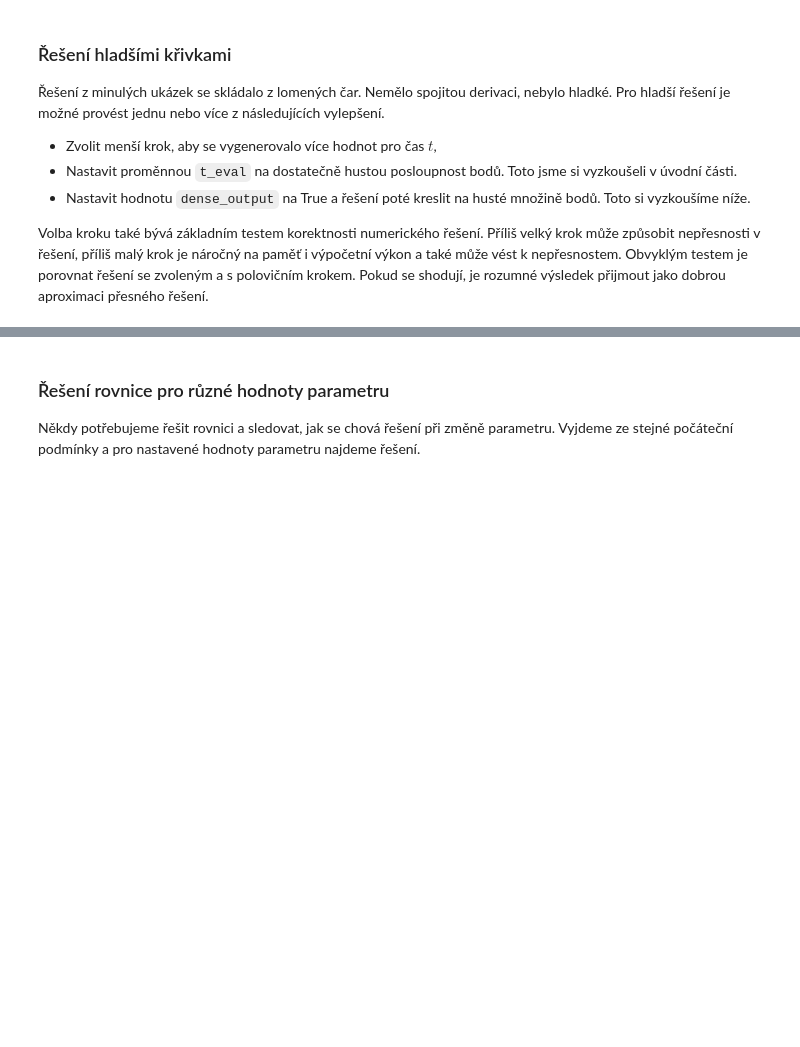
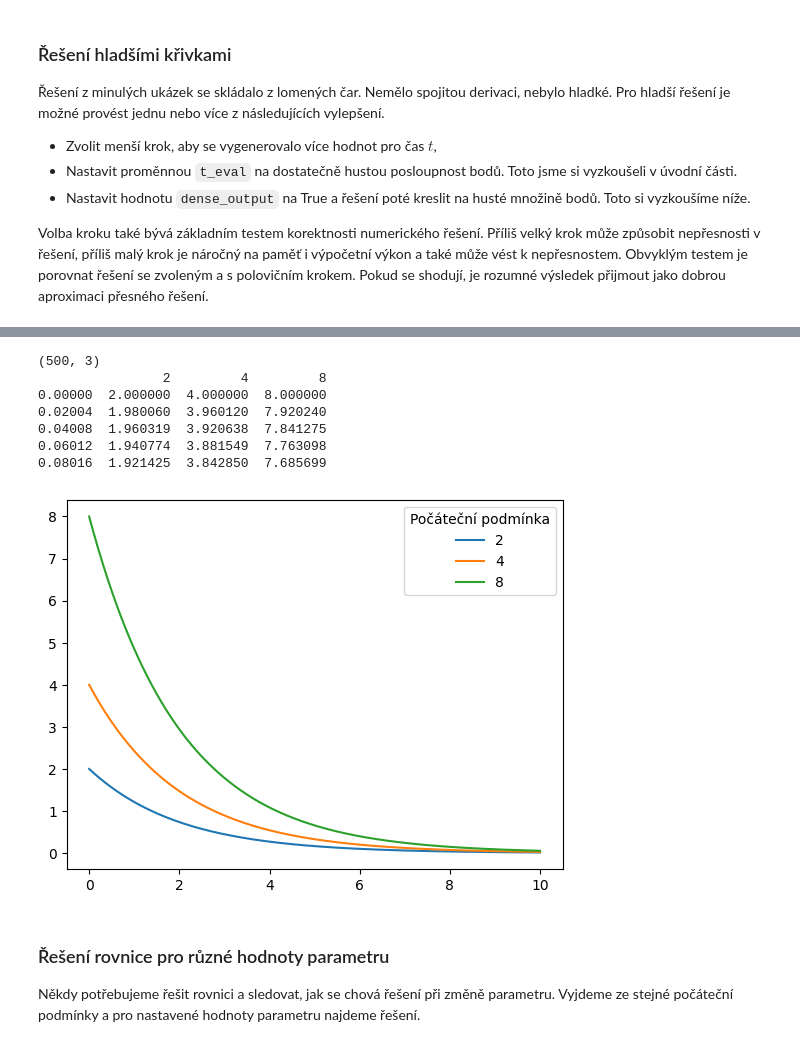
Before and after one commit to robert-marik/dmp, a Jupyter notebook: cviceni/cviceni_03.ipynb, the cells around one changed output, grey strips where cells are left out. Drawn from its saved outputs; the diff is of its cells as text; code cells hidden in the pictures; blank space fills up the shorter version.

```diff
--- a/cviceni/cviceni_03.ipynb
+++ b/cviceni/cviceni_03.ipynb
@@ -212,11 +284,12 @@ pd.DataFrame(sol.y.T)
 
 Volba kroku také bývá základním testem korektnosti numerického řešení. Příliš velký krok může způsobit nepřesnosti v řešení, příliš malý krok je náročný na paměť i výpočetní výkon a také může vést k nepřesnostem. Obvyklým testem je porovnat řešení se zvoleným a s polovičním krokem. Pokud se shodují, je rozumné výsledek přijmout jako dobrou aproximaci přesného řešení.
 # %%
+t = np.linspace(*meze,500)
 sol = solve_ivp(
     rovnice,
     meze,
     pocatecni_podminky,
-    dense_output=True,
+    t_eval=t,
     max_step=np.Inf, # defaultní nastavení je krok libovolné délky
     )
 sol
@@ -223,13 +310,21 @@ sol
 # %%
-t = np.linspace(*meze,500)
-df = pd.DataFrame(sol.sol(t).T,columns=pocatecni_podminky)
+df = pd.DataFrame(sol.y.T,columns=pocatecni_podminky)
 df.index = t
 
 print(df.shape)
 print(df.head())
 
 ax = df.plot()
 ax.legend(title="Počáteční podmínka");
+# %% [output]
+(500, 3)
+                2         4         8
+0.00000  2.000000  4.000000  8.000000
+0.02004  1.980060  3.960120  7.920240
+0.04008  1.960319  3.920638  7.841275
+0.06012  1.940774  3.881549  7.763098
+0.08016  1.921425  3.842850  7.685699
+[figure, added]
 # %% [markdown]
 ### Řešení rovnice pro různé hodnoty parametru
 
```
Also changed, not shown: parts of 17 cells of this notebook, 3 other files.
